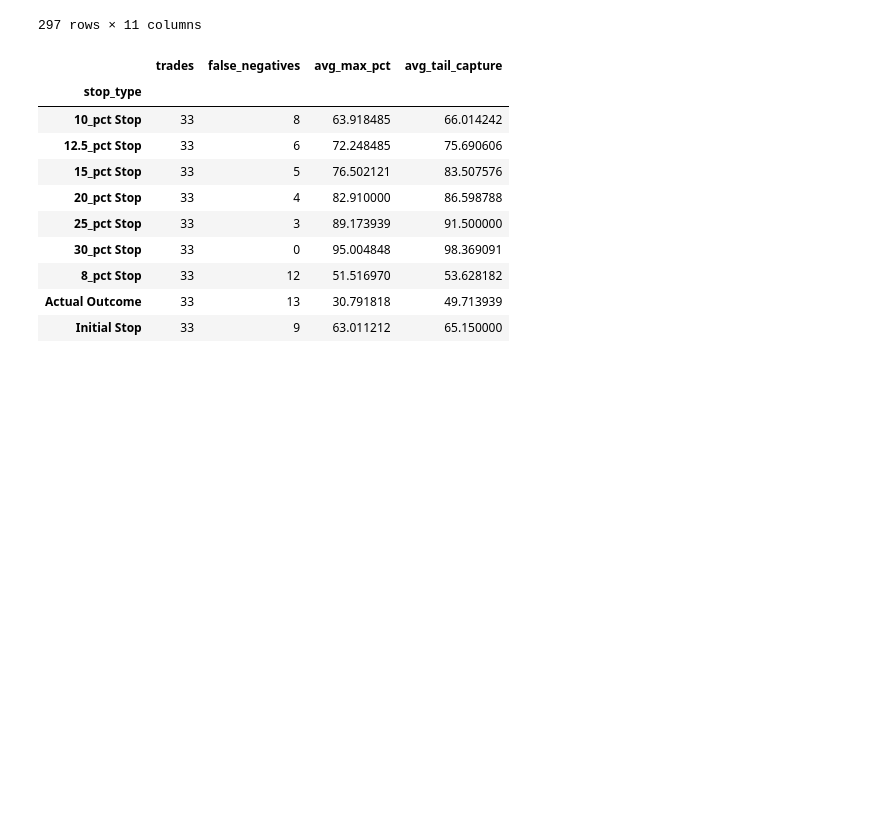
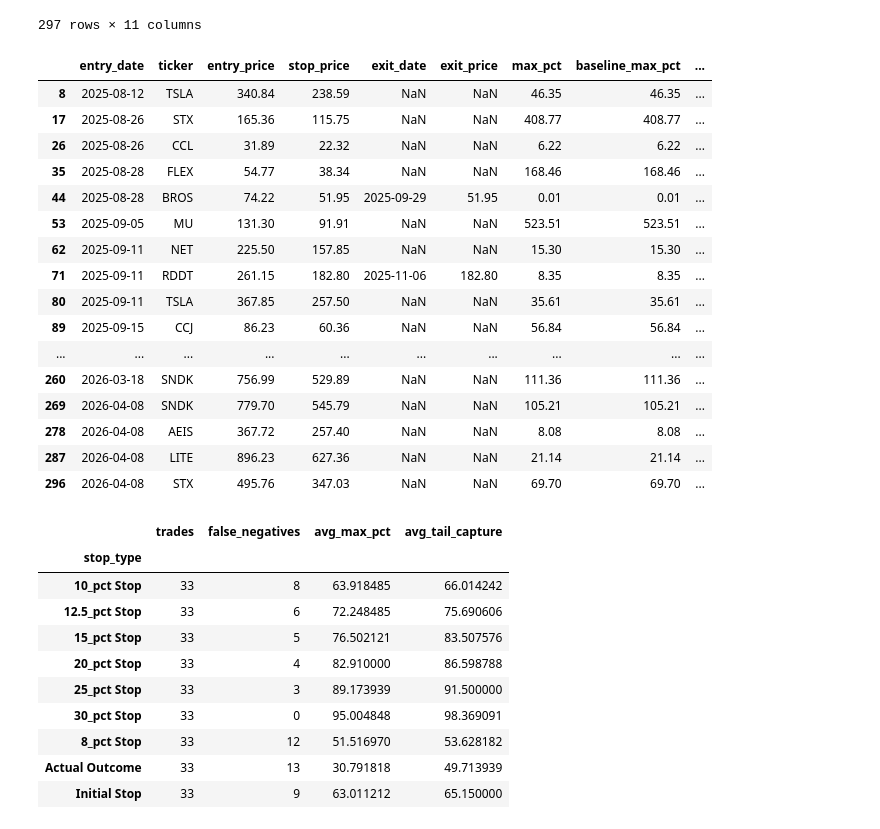
Before and after one commit to mzi1997/trading, a Jupyter notebook: stops.ipynb, the cells around one changed output. Saved outputs shown, nothing was run; the diff lists cells and outputs as text; code cells hidden in the pictures; blank space fills up the shorter version.

Commit message:
Looking at filtered dataframe.

```diff
--- a/stops.ipynb
+++ b/stops.ipynb
@@ -235,6 +235,26 @@ results_df
 | 295 | 2026-04-08 | STX | 495.76 | 371.82 | NaN | NaN | 69.70 | 69.70 | ... |
 | 296 | 2026-04-08 | STX | 495.76 | 347.03 | NaN | NaN | 69.70 | 69.70 | ... |
 297 rows × 11 columns
+# %%
+results_df.loc[results_df['stop_type'] == '30_pct Stop']
+# %% [output]
+|  | entry_date | ticker | entry_price | stop_price | exit_date | exit_price | max_pct | baseline_max_pct | ... |
+| 8 | 2025-08-12 | TSLA | 340.84 | 238.59 | NaN | NaN | 46.35 | 46.35 | ... |
+| 17 | 2025-08-26 | STX | 165.36 | 115.75 | NaN | NaN | 408.77 | 408.77 | ... |
+| 26 | 2025-08-26 | CCL | 31.89 | 22.32 | NaN | NaN | 6.22 | 6.22 | ... |
+| 35 | 2025-08-28 | FLEX | 54.77 | 38.34 | NaN | NaN | 168.46 | 168.46 | ... |
+| 44 | 2025-08-28 | BROS | 74.22 | 51.95 | 2025-09-29 | 51.95 | 0.01 | 0.01 | ... |
+| 53 | 2025-09-05 | MU | 131.30 | 91.91 | NaN | NaN | 523.51 | 523.51 | ... |
+| 62 | 2025-09-11 | NET | 225.50 | 157.85 | NaN | NaN | 15.30 | 15.30 | ... |
+| 71 | 2025-09-11 | RDDT | 261.15 | 182.80 | 2025-11-06 | 182.80 | 8.35 | 8.35 | ... |
+| 80 | 2025-09-11 | TSLA | 367.85 | 257.50 | NaN | NaN | 35.61 | 35.61 | ... |
+| 89 | 2025-09-15 | CCJ | 86.23 | 60.36 | NaN | NaN | 56.84 | 56.84 | ... |
+| ... | ... | ... | ... | ... | ... | ... | ... | ... | ... |
+| 260 | 2026-03-18 | SNDK | 756.99 | 529.89 | NaN | NaN | 111.36 | 111.36 | ... |
+| 269 | 2026-04-08 | SNDK | 779.70 | 545.79 | NaN | NaN | 105.21 | 105.21 | ... |
+| 278 | 2026-04-08 | AEIS | 367.72 | 257.40 | NaN | NaN | 8.08 | 8.08 | ... |
+| 287 | 2026-04-08 | LITE | 896.23 | 627.36 | NaN | NaN | 21.14 | 21.14 | ... |
+| 296 | 2026-04-08 | STX | 495.76 | 347.03 | NaN | NaN | 69.70 | 69.70 | ... |
 # %%
 # Stop loss analysis using pandas groupby function.
 
```
